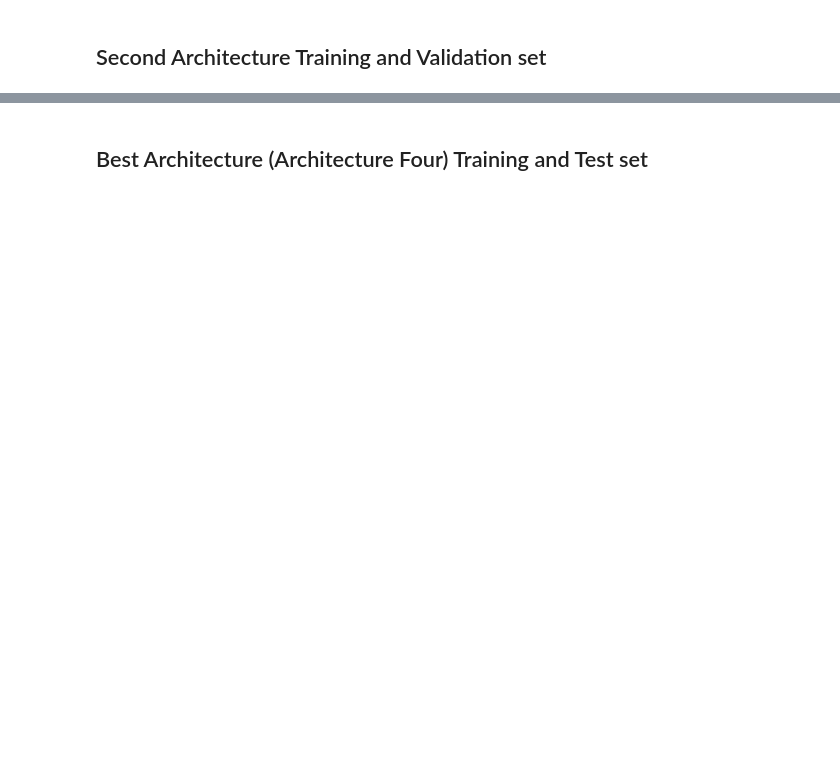
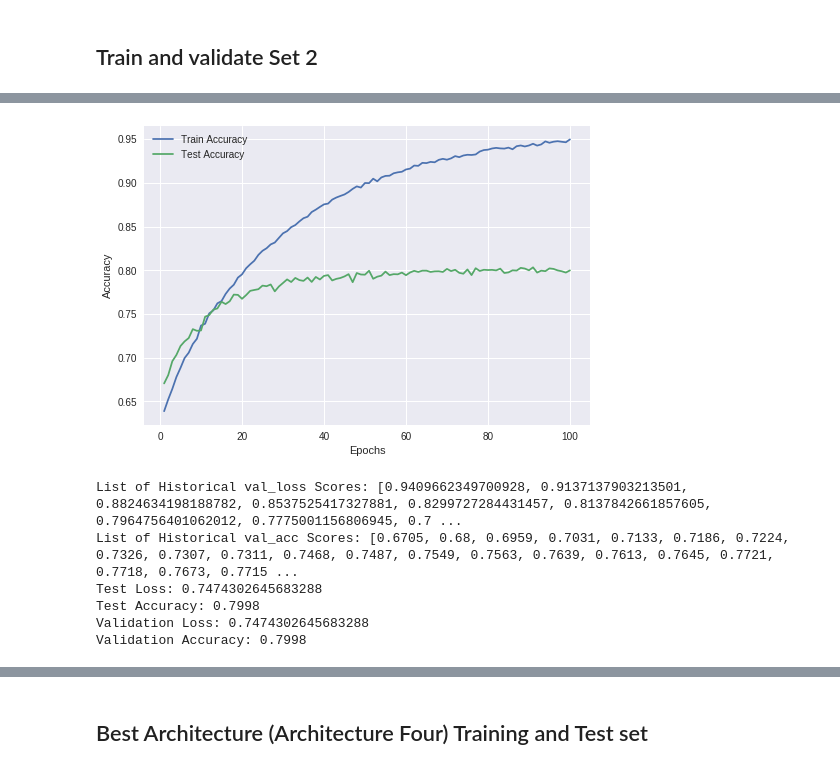
Before and after one commit to vrishi220/MachineLearning, a Jupyter notebook: MLhw2.ipynb, the cells around one changed output, grey strips where cells are left out. Saved outputs shown, nothing was run; the diff lists cells and outputs as text; code cells hidden in the pictures; blank space fills up the shorter version.

```diff
--- a/MLhw2.ipynb
+++ b/MLhw2.ipynb
@@ -115,15 +121,15 @@ Test accuracy: 0.8044
-# %% [markdown]
-## Second Architecture Training and Validation set
+# %% [markdown]
+## Train and validate Set 2
 # %%
 (x_train, y_train), (x_test, y_test) = cifar10.load_data()
 
 val_loss, val_acc  = [],[]
 x_train, x_test = list(x_train.astype('float32')/255), x_test.astype('float32')/255
 y_train, y_test = list(keras.utils.to_categorical(y_train, num_classes)), keras.utils.to_categorical(y_test, num_classes)
-x_val, y_val, x_tra, y_tra = getValOrTra(x_train, y_train)
+x_val, y_val, x_t, y_t = getValOrTra(x_train, y_train)
 
 model = Sequential()
-model.add(Conv2D(32, (3, 3), padding='same',input_shape=x_tra.shape[1:]))
+model.add(Conv2D(32, (3, 3), padding='same',input_shape=x_t.shape[1:]))
 model.add(Activation('relu'))
 model.add(Conv2D(32, (3, 3)))
 model.add(Activation('relu'))
@@ -143,7 +149,7 @@ model.add(Dense(num_classes))
 model.add(Activation('softmax'))
 model.compile(loss=keras.losses.categorical_crossentropy,optimizer=Adam(lr=0.0001, decay=1e-6),metrics=['accuracy'])
 
-h = getDG(x_tra, y_tra,x_val, y_val)
+h = getDG(x_t, y_t,x_val, y_val)
 print('Validation Loss: {}\nValidation Accuracy: {}'.format(h['val_loss'][-1],h['val_acc'][-1]))
 # %% [output]
 Epoch 1/1
@@ -165,0 +172,7 @@ Epoch 98/100
+[figure, added]
+List of Historical val_loss Scores: [0.9409662349700928, 0.9137137903213501, 0.8824634198188782, 0.8537525417327881, 0.8299727284431457, 0.8137842661857605, 0.7964756401062012, 0.7775001156806945, 0.7 ...
+List of Historical val_acc Scores: [0.6705, 0.68, 0.6959, 0.7031, 0.7133, 0.7186, 0.7224, 0.7326, 0.7307, 0.7311, 0.7468, 0.7487, 0.7549, 0.7563, 0.7639, 0.7613, 0.7645, 0.7721, 0.7718, 0.7673, 0.7715 ...
+Test Loss: 0.7474302645683288
+Test Accuracy: 0.7998
+Validation Loss: 0.7474302645683288
+Validation Accuracy: 0.7998
```
Also changed, not shown: parts of 14 cells of this notebook.
